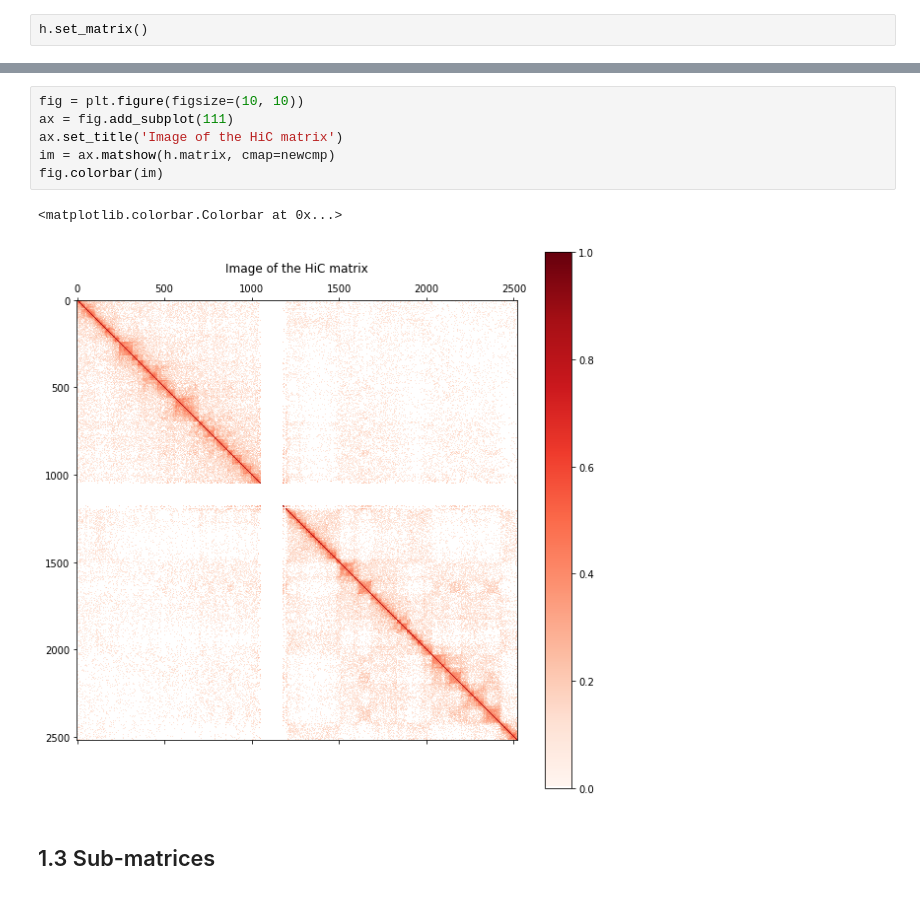
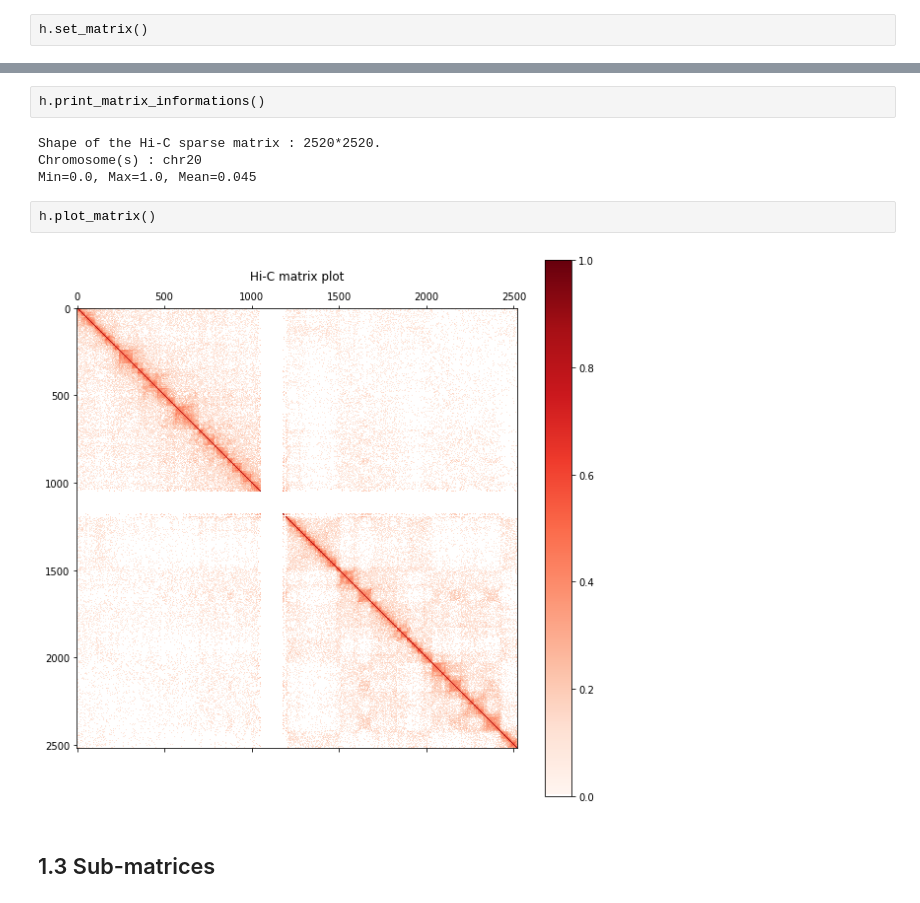
Before and after one commit to hkabbech/DeepHicIntegrator, a Jupyter notebook: extra_code/helene/AE_hic_test.ipynb, the cells around one changed output, grey strips where cells are left out. Cells and saved outputs as stored; diff of their text form.

```diff
--- a/extra_code/helene/AE_hic_test.ipynb
+++ b/extra_code/helene/AE_hic_test.ipynb
@@ -188,12 +188,13 @@ Min=0.0, Max=1.0, Mean=0.04458340257406235
-# %%
-fig = plt.figure(figsize=(10, 10))
-ax = fig.add_subplot(111)
-ax.set_title('Image of the HiC matrix')
-im = ax.matshow(h.matrix, cmap=newcmp)
-fig.colorbar(im)
-# %% [output]
-<matplotlib.colorbar.Colorbar at 0x...>
-[figure, removed]
+# %%
+h.print_matrix_informations()
+# %% [output]
+Shape of the Hi-C sparse matrix : 2520*2520.
+Chromosome(s) : chr20
+Min=0.0, Max=1.0, Mean=0.045
+# %%
+h.plot_matrix()
+# %% [output]
+[figure, added]
 # %% [markdown]
 ## 1.3 Sub-matrices
 # %% [markdown]
```
Also changed, not shown: parts of 33 cells of this notebook.
